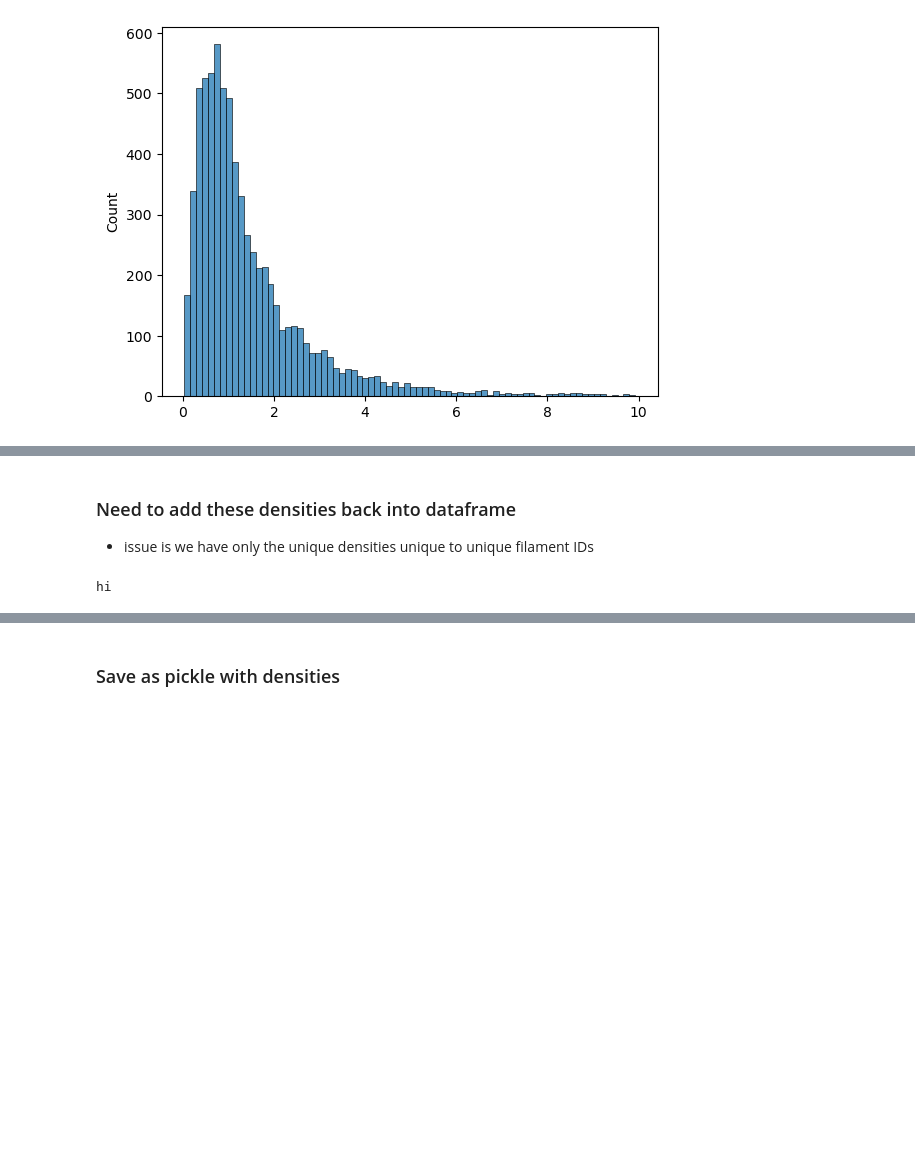
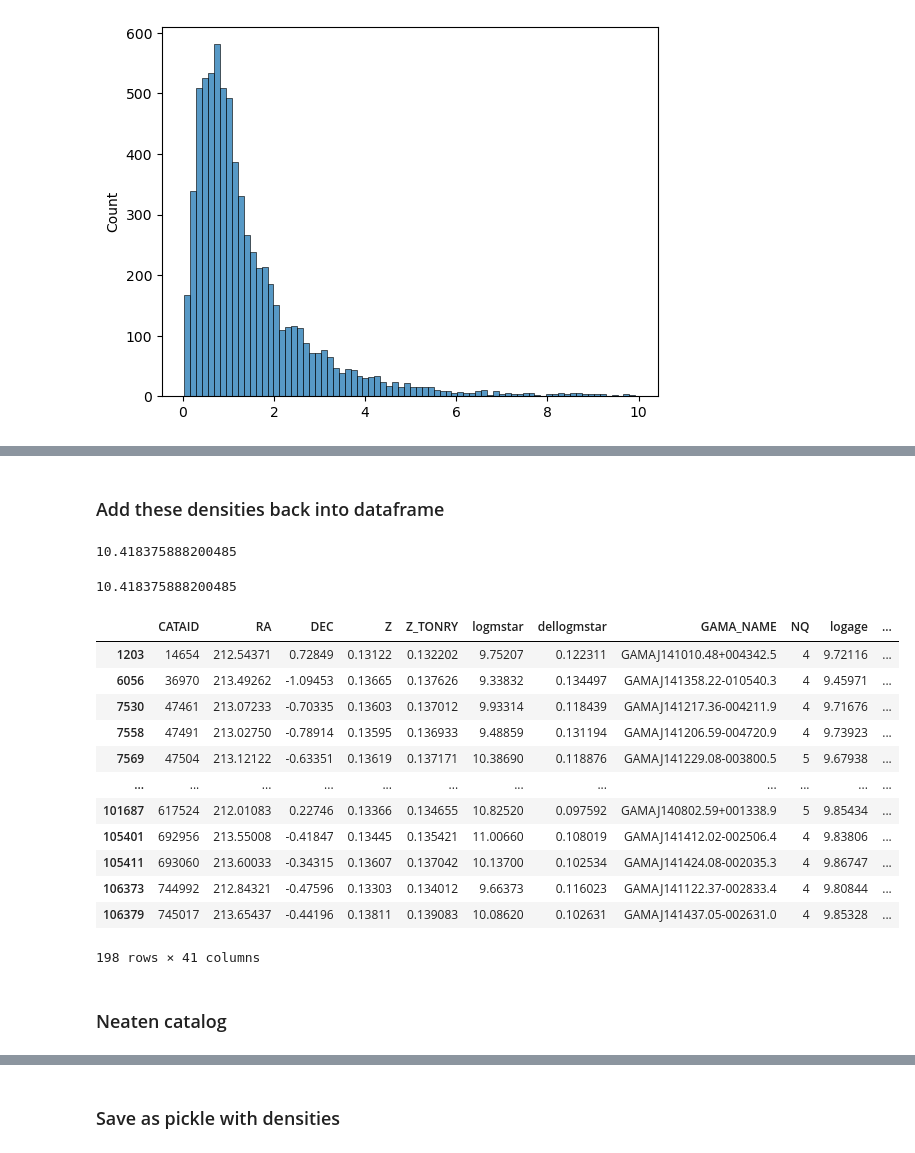
Before and after one commit to dangallego/Cosmic_Filaments_AstroCom, a Jupyter notebook: Filament_Metrics/Notebooks/Filament-Densities.ipynb, the cells around one changed output, grey strips where cells are left out. Saved outputs shown, nothing was run; the diff lists cells and outputs as text; code cells hidden in the pictures; blank space fills up the shorter version.

```diff
--- a/Filament_Metrics/Notebooks/Filament-Densities.ipynb
+++ b/Filament_Metrics/Notebooks/Filament-Densities.ipynb
@@ -280,18 +187,39 @@ Text(0.5, 1.0, 'filament densities by # of galaxies per filament')
-# %% [markdown]
-### Need to add these densities back into dataframe
-- issue is we have only the unique densities unique to unique filament IDs
-# %%
-IDs = np.unique(gama['Fil_ID']) # unique filament IDs
-N = len(IDs)
-i_arr2 = np.zeros(N)
-
-for i in range(N):
-    idx = gama[gama['Fil_ID'] == IDs[i]] # gives dataframe of all rows with the same filament ID
-    filament_lengths[i] = idx['Fil Length'].iloc[0]
-    fil_density = np.sum(len(idx))
-    fil_densities_2[i] = fil_density
-    i_arr2[i] = i
-# %%
-print('hi')
-# %% [output]
-hi
+# %% [markdown]
+### Add these densities back into dataframe
+# %%
+# Sanity check: make sure that IDs correspond to the density
+IDs = np.unique(gama['Fil_ID']) # unique filament IDs
+idtest = gama[gama['Fil_ID']== IDs[1]]
+fil_length = idtest['Fil Length'].iloc[0] # this is the filament length for this filament ID
+num_gals = len(idtest) # number of galaxies "in" this filament
+np.sum(num_gals) / fil_length # should match first density value
+# %% [output]
+10.418375888200485
+# %%
+fil_densities_2[1] # voila it does match
+# %% [output]
+10.418375888200485
+# %%
+### Pandas Mapping: add densities back to gama dataframe based on filament ID
+IDs = np.unique(gama['Fil_ID'])
+density_mapping = dict(zip(IDs, fil_densities_2))
+
+gama['Fil_Densities'] = gama['Fil_ID'].map(density_mapping)
+# %%
+gama[gama['Fil_ID'] == 0] # voila it worked!!!
+# %% [output]
+|  | CATAID | RA | DEC | Z | Z_TONRY | logmstar | dellogmstar | GAMA_NAME | NQ | logage | ... |
+| 1203 | 14654 | 212.54371 | 0.72849 | 0.13122 | 0.132202 | 9.75207 | 0.122311 | GAMAJ141010.48+004342.5 | 4 | 9.72116 | ... |
+| 6056 | 36970 | 213.49262 | -1.09453 | 0.13665 | 0.137626 | 9.33832 | 0.134497 | GAMAJ141358.22-010540.3 | 4 | 9.45971 | ... |
+| 7530 | 47461 | 213.07233 | -0.70335 | 0.13603 | 0.137012 | 9.93314 | 0.118439 | GAMAJ141217.36-004211.9 | 4 | 9.71676 | ... |
+| 7558 | 47491 | 213.02750 | -0.78914 | 0.13595 | 0.136933 | 9.48859 | 0.131194 | GAMAJ141206.59-004720.9 | 4 | 9.73923 | ... |
+| 7569 | 47504 | 213.12122 | -0.63351 | 0.13619 | 0.137171 | 10.38690 | 0.118876 | GAMAJ141229.08-003800.5 | 5 | 9.67938 | ... |
+| ... | ... | ... | ... | ... | ... | ... | ... | ... | ... | ... | ... |
+| 101687 | 617524 | 212.01083 | 0.22746 | 0.13366 | 0.134655 | 10.82520 | 0.097592 | GAMAJ140802.59+001338.9 | 5 | 9.85434 | ... |
+| 105401 | 692956 | 213.55008 | -0.41847 | 0.13445 | 0.135421 | 11.00660 | 0.108019 | GAMAJ141412.02-002506.4 | 4 | 9.83806 | ... |
+| 105411 | 693060 | 213.60033 | -0.34315 | 0.13607 | 0.137042 | 10.13700 | 0.102534 | GAMAJ141424.08-002035.3 | 4 | 9.86747 | ... |
+| 106373 | 744992 | 212.84321 | -0.47596 | 0.13303 | 0.134012 | 9.66373 | 0.116023 | GAMAJ141122.37-002833.4 | 4 | 9.80844 | ... |
+| 106379 | 745017 | 213.65437 | -0.44196 | 0.13811 | 0.139083 | 10.08620 | 0.102631 | GAMAJ141437.05-002631.0 | 4 | 9.85328 | ... |
+198 rows × 41 columns
+# %% [markdown]
+### Neaten catalog
```
Also changed, not shown: parts of 21 cells of this notebook.
